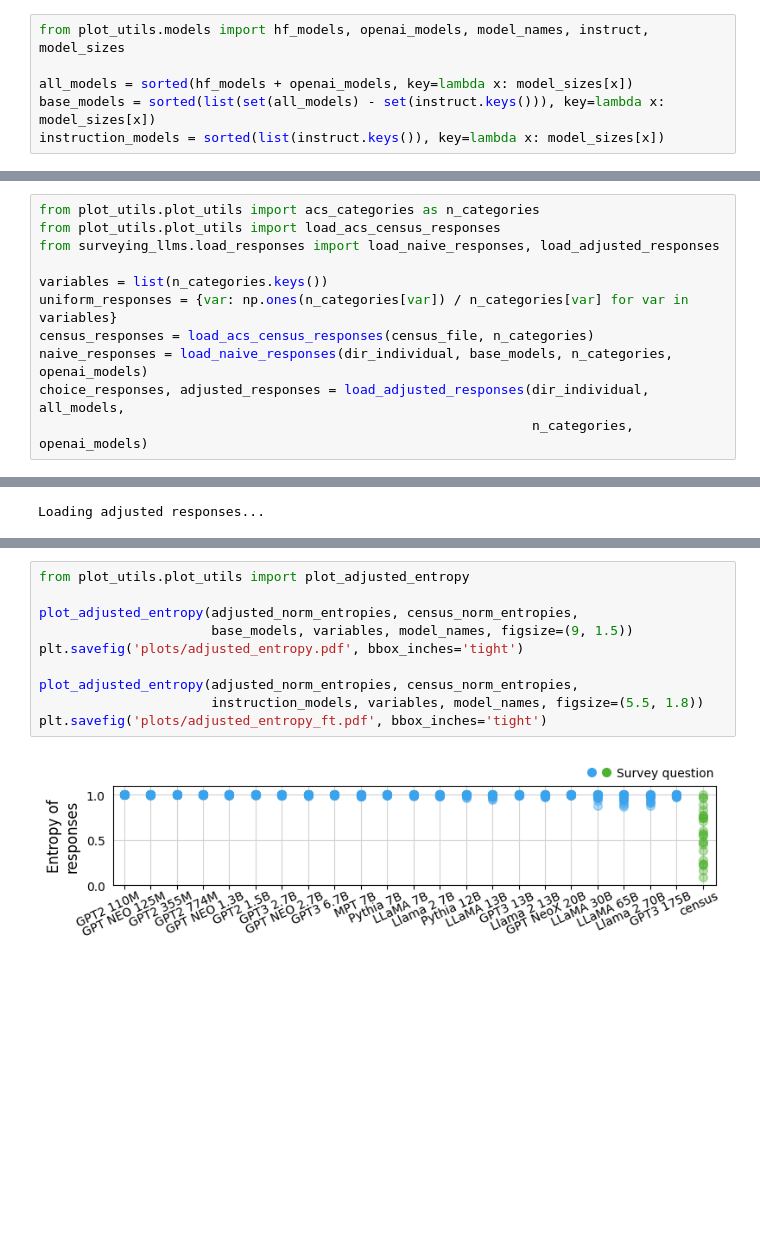
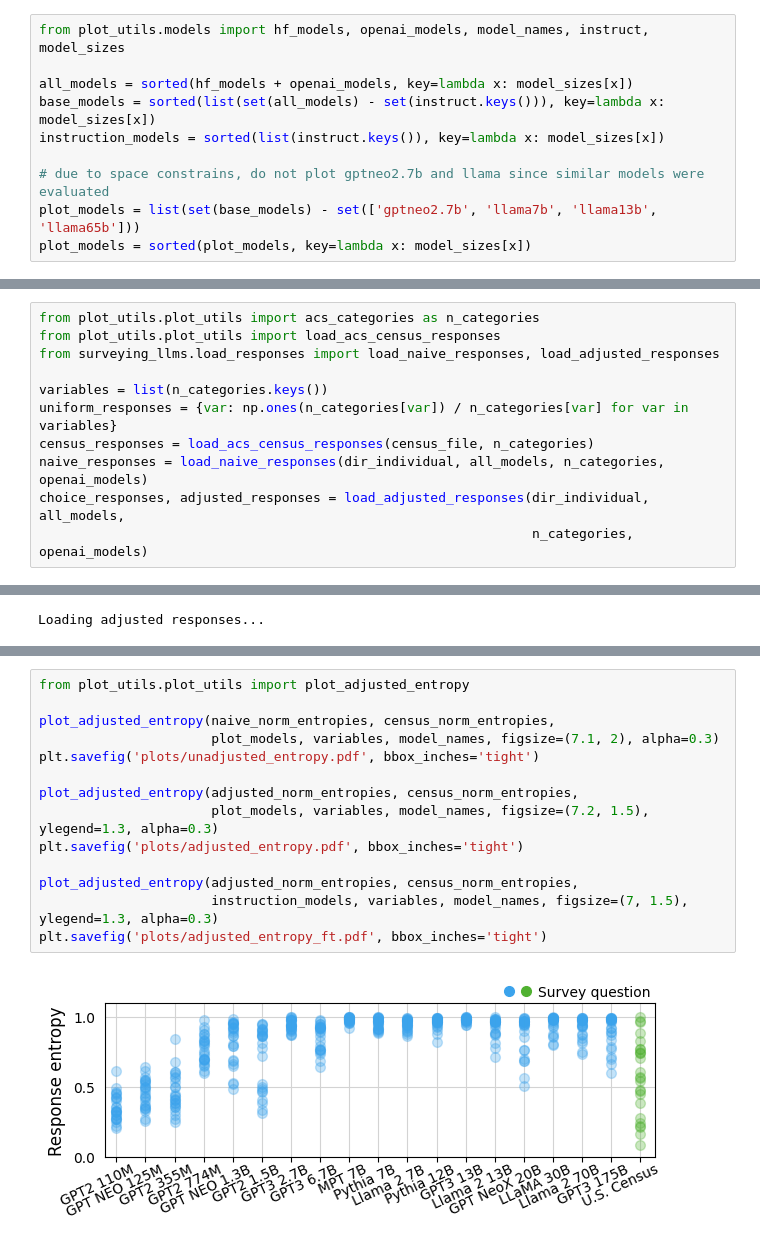
Before and after one commit to socialfoundations/surveying-language-models, a Jupyter notebook: figures.ipynb, the cells around one changed output, grey strips where cells are left out. Drawn from its saved outputs; the diff is of its cells as text; blank space fills up the shorter version.

```diff
--- a/figures.ipynb
+++ b/figures.ipynb
@@ -22,6 +22,10 @@ from plot_utils.models import hf_models, openai_models, model_names, instruct, m
 all_models = sorted(hf_models + openai_models, key=lambda x: model_sizes[x])
 base_models = sorted(list(set(all_models) - set(instruct.keys())), key=lambda x: model_sizes[x])
 instruction_models = sorted(list(instruct.keys()), key=lambda x: model_sizes[x])
+
+# due to space constrains, do not plot gptneo2.7b and llama since similar models were evaluated
+plot_models = list(set(base_models) - set(['gptneo2.7b', 'llama7b', 'llama13b', 'llama65b']))
+plot_models = sorted(plot_models, key=lambda x: model_sizes[x])
 # %% [markdown]
 ### Load responses
 # %%
@@ -32,7 +36,7 @@ from surveying_llms.load_responses import load_naive_responses, load_adjusted_re
 variables = list(n_categories.keys())
 uniform_responses = {var: np.ones(n_categories[var]) / n_categories[var] for var in variables}
 census_responses = load_acs_census_responses(census_file, n_categories)
-naive_responses = load_naive_responses(dir_individual, base_models, n_categories, openai_models)
+naive_responses = load_naive_responses(dir_individual, all_models, n_categories, openai_models)
 choice_responses, adjusted_responses = load_adjusted_responses(dir_individual, all_models,
                                                                n_categories, openai_models)
 # %% [output]
@@ -88,12 +92,16 @@ plt.savefig('plots/abias-vs-entropy.pdf', bbox_inches='tight')
 # %%
 from plot_utils.plot_utils import plot_adjusted_entropy
 
+plot_adjusted_entropy(naive_norm_entropies, census_norm_entropies,
+                      plot_models, variables, model_names, figsize=(7.1, 2), alpha=0.3)
+plt.savefig('plots/unadjusted_entropy.pdf', bbox_inches='tight')
+
 plot_adjusted_entropy(adjusted_norm_entropies, census_norm_entropies,
-                      base_models, variables, model_names, figsize=(9, 1.5))
+                      plot_models, variables, model_names, figsize=(7.2, 1.5), ylegend=1.3, alpha=0.3)
 plt.savefig('plots/adjusted_entropy.pdf', bbox_inches='tight')
 
 plot_adjusted_entropy(adjusted_norm_entropies, census_norm_entropies,
-                      instruction_models, variables, model_names, figsize=(5.5, 1.8))
+                      instruction_models, variables, model_names, figsize=(7, 1.5), ylegend=1.3, alpha=0.3)
 plt.savefig('plots/adjusted_entropy_ft.pdf', bbox_inches='tight')
 # %% [output]
-[figure, old version]
+[figure, new version]
```
Also changed, not shown: parts of 18 cells of this notebook, 15 other files.
